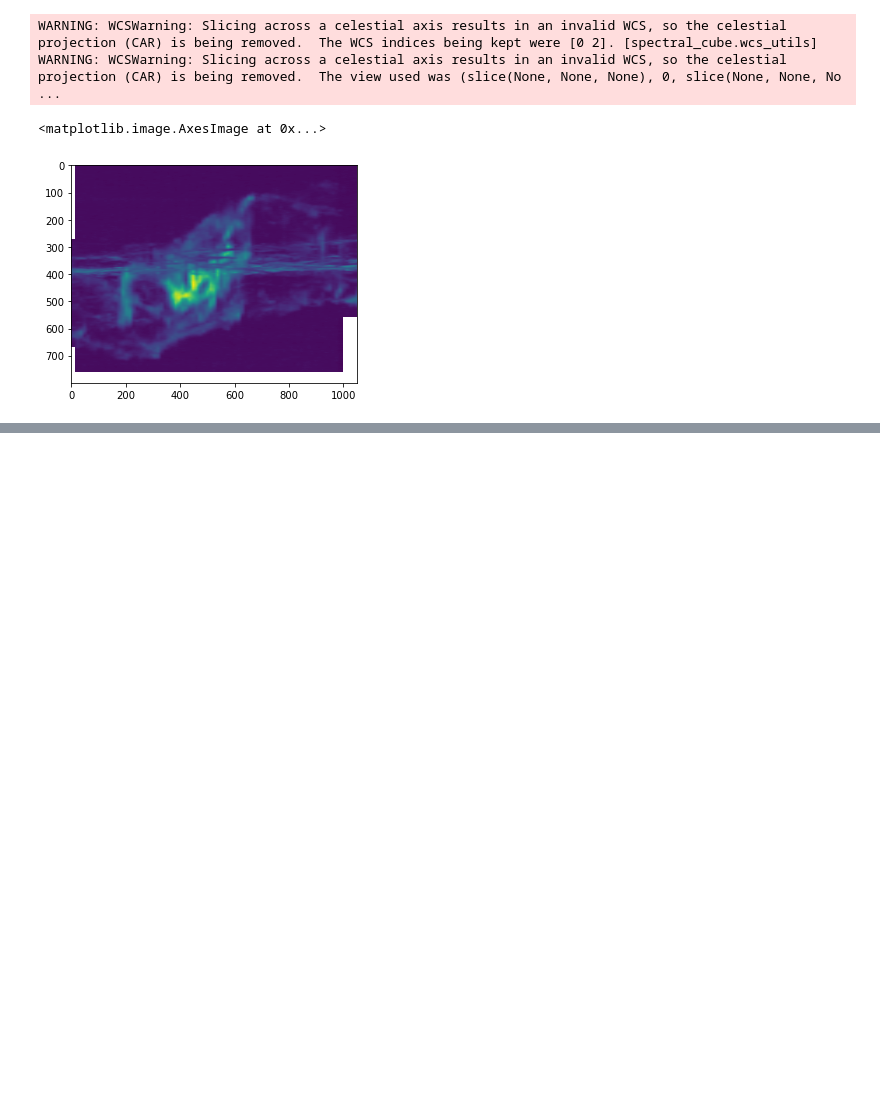
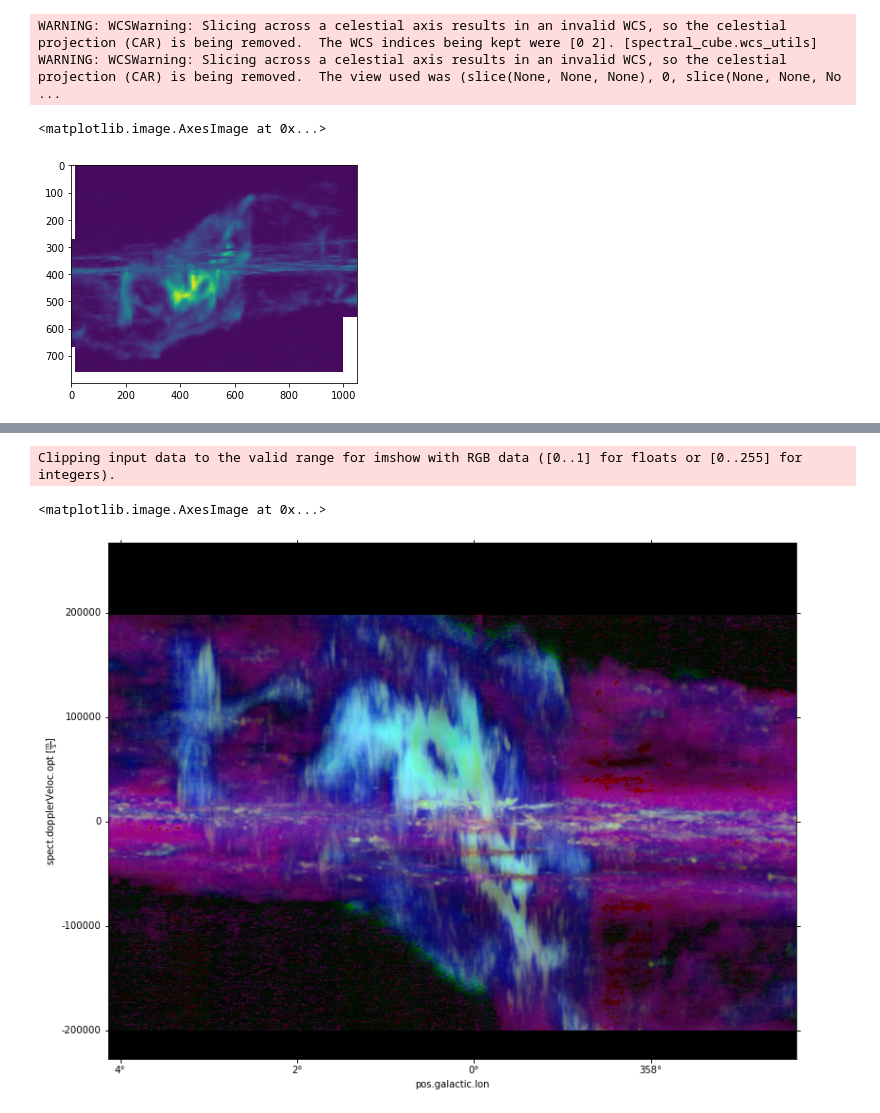
Before and after one commit to keflavich/CMZDataSetVisualizations, a Jupyter notebook: FullCMZVisualizations.ipynb, the cells around one changed output, grey strips where cells are left out. Saved outputs shown, nothing was run; the diff lists cells and outputs as text; code cells hidden in the pictures; blank space fills up the shorter version.

Commit message:
add rotated-color versions

```diff
--- a/FullCMZVisualizations.ipynb
+++ b/FullCMZVisualizations.ipynb
@@ -258,7 +258,7 @@ norm_hi = simple_norm(lv_hi_mx, stretch='log', max_percent=99.999, min_percent=1
 norm_co = simple_norm(co_rep, stretch='asinh', max_percent=99.95, min_percent=0.1)
 norm_hnco = simple_norm(hnco_rep, stretch='asinh', max_percent=99.995, min_percent=0.1)
 norm_dameco = simple_norm(dameco_rep, stretch='asinh', max_percent=99.995, min_percent=0.1)
-rgb = np.array([norm_hi(lv_hi_mx.value)*0.7,  norm_co(co_rep), norm_dameco(dameco_rep), ]).swapaxes(0,2).swapaxes(0,1)
+rgb = np.array([norm_hi(lv_hi_mx.value)*0.7,  norm_co(co_rep)*0.8, norm_dameco(dameco_rep), ]).swapaxes(0,2).swapaxes(0,1)
 # %%
 pl.figure(figsize=(16,10))
 slc = [slice(100,700), slice(100,900)]
@@ -270,0 +271,15 @@ Clipping input data to the valid range for imshow with RGB data ([0..1] for floa
+# %%
+from matplotlib.colors import hsv_to_rgb, rgb_to_hsv
+
+hsvim = rgb_to_hsv(rgb)
+hsvim[:,:,0] = (hsvim[:,:,0]-45/360.)
+hsvim[:,:,0][hsvim[:,:,0] > 1] -= 1
+
+pl.figure(figsize=(16,10))
+slc = [slice(100,700), slice(100,900)]
+ax = pl.subplot(projection=lv_hi_mx.wcs[slc])
+ax.imshow(hsv_to_rgb(hsvim)[slc[0],slc[1],:], origin='lower')
+# %% [output]
+Clipping input data to the valid range for imshow with RGB data ([0..1] for floats or [0..255] for integers).
+<matplotlib.image.AxesImage at 0x...>
+[figure, added]
```
Also changed, not shown: parts of 7 cells of this notebook.
